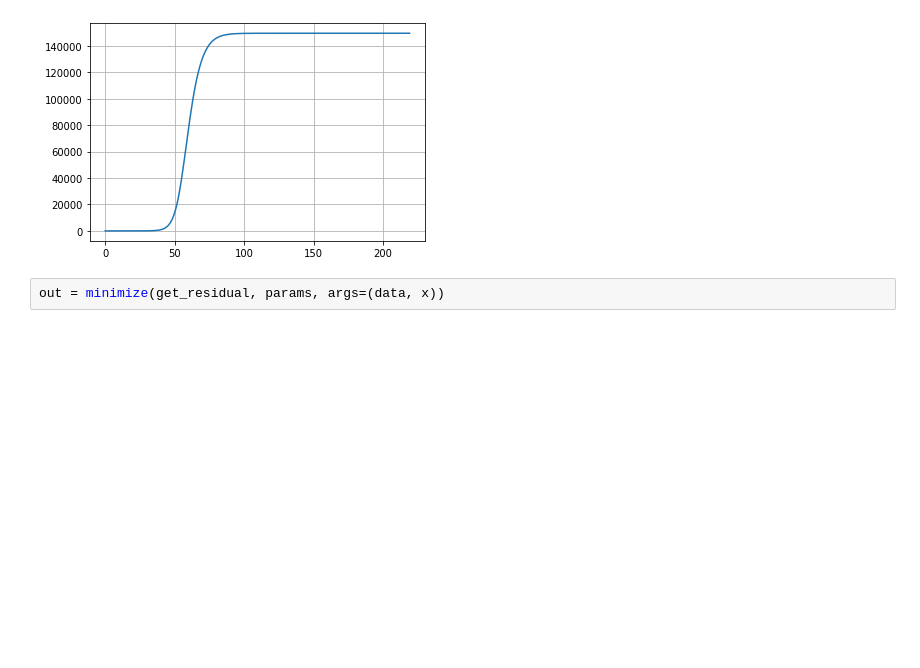
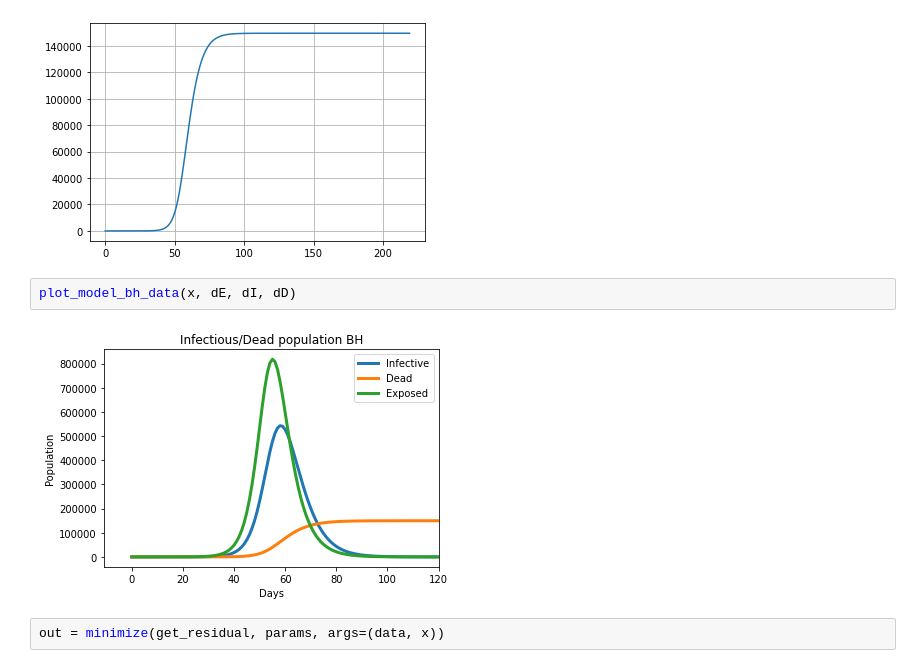
Before and after one commit to raydangaspar/tcc_covid-19, a Jupyter notebook: notebooks/seird.ipynb, the cells around one changed output. Drawn from its saved outputs; the diff is of its cells as text; blank space fills up the shorter version.

```diff
--- a/notebooks/seird.ipynb
+++ b/notebooks/seird.ipynb
@@ -195,6 +193,10 @@ plt.plot(dD)
 plt.grid('True')
 # %% [output]
 [figure]
+# %%
+plot_model_bh_data(x, dE, dI, dD)
+# %% [output]
+[figure, added]
 # %%
 out = minimize(get_residual, params, args=(data, x))
 # %%
```
Also changed, not shown: parts of 9 cells of this notebook.
